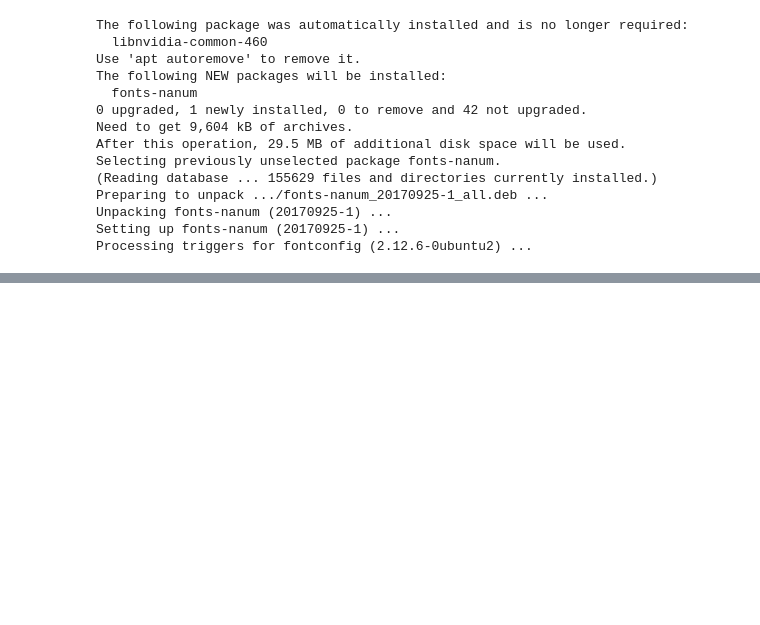
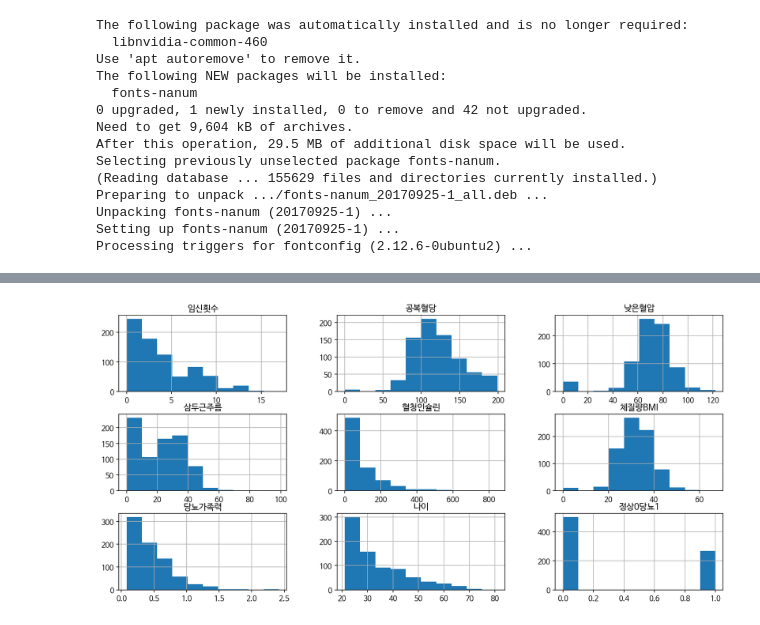
Before and after one commit to koreabao/public_data, a Jupyter notebook: 당뇨병_예측_1.ipynb, the cells around one changed output, grey strips where cells are left out. Drawn from its saved outputs; the diff is of its cells as text; code cells hidden in the pictures; blank space fills up the shorter version.

```diff
--- a/당뇨병_예측_1.ipynb
+++ b/당뇨병_예측_1.ipynb
@@ -39,0 +58,4 @@ plt.show()
+# %%
+data=pd.read_csv('https://raw.githubusercontent.com/jbrownlee/Datasets/master/pima-indians-diabetes.data.csv',names=['임신횟수', '공복혈당', '낮은혈압', '삼두근주름', '혈청인슐린', '체질량BMI', '당뇨가족력','나이', '정상0당뇨1'])
+# 데이터 변수 영문명 names=['pregnant','plasma', 'pressure','thickness','insulin','BMI','pedigree','age','diagnosis'])
+# 데이터 변수 한글명 names=['임신횟수', '공복혈당', '낮은혈압', '삼두근주름', '혈청인슐린', '체질량BMI', '당뇨가족력','나이', '정상0당뇨1'])
@@ -39,0 +109,4 @@ plt.show()
+# %%
+data.hist(figsize=(15,7));
+# %% [output]
+[figure, added]
```
Also changed, not shown: parts of 20 cells of this notebook.
